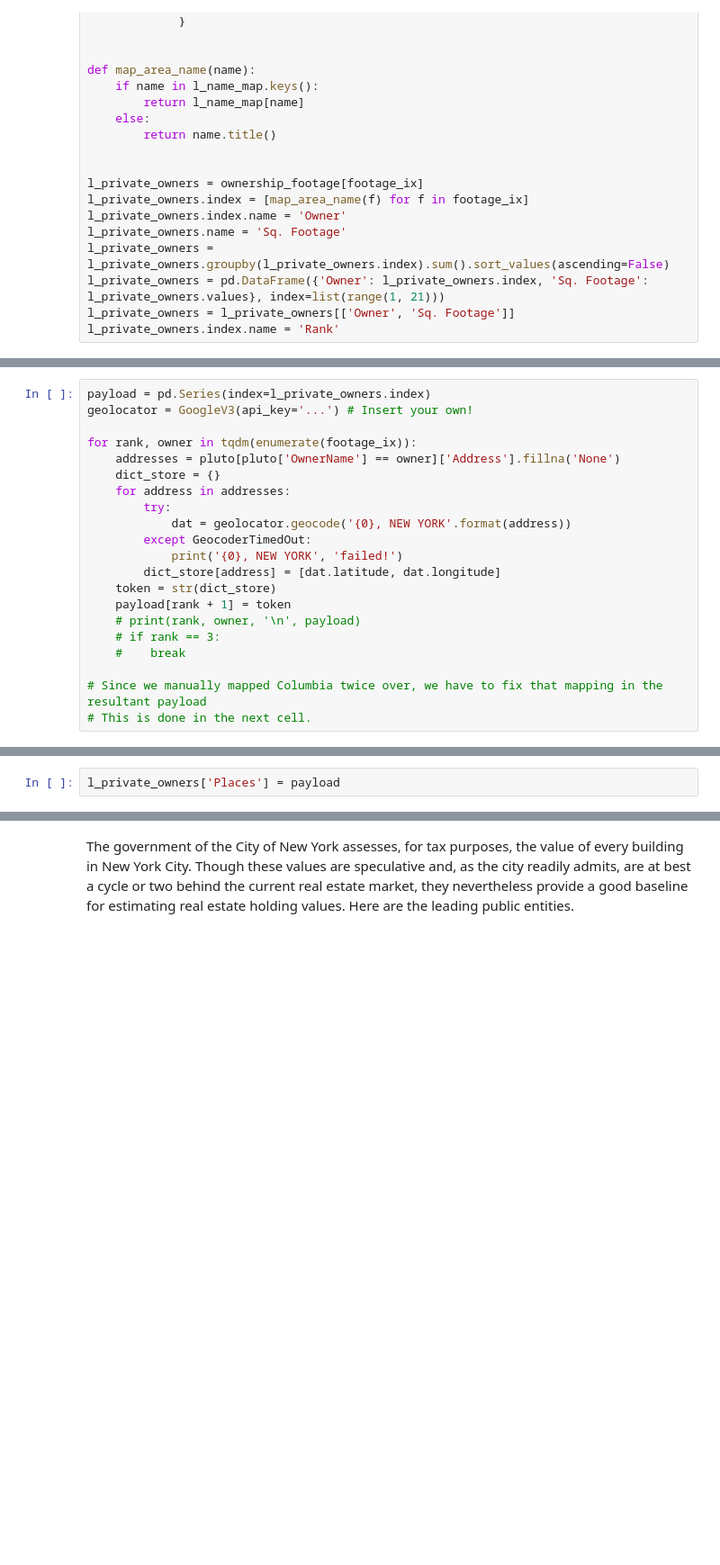
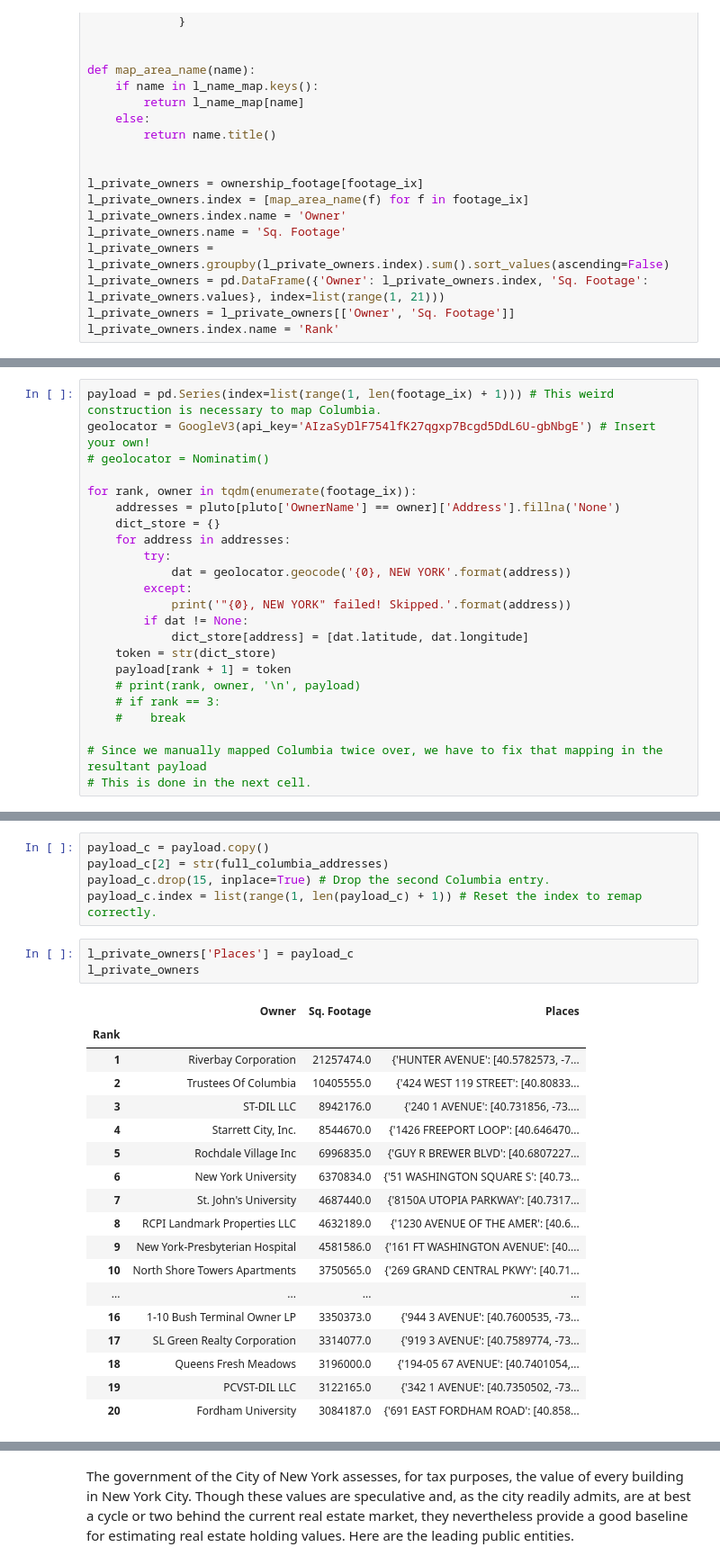
Before and after one commit to ResidentMario/nyc-buildings, a Jupyter notebook: data-visualization.ipynb, the cells around one changed output, grey strips where cells are left out. Shown: that part at 90% size. Saved outputs shown, nothing was run; the diff lists cells and outputs as text; blank space fills up the shorter version.

```diff
--- a/data-visualization.ipynb
+++ b/data-visualization.ipynb
@@ -738,6 +739,7 @@ from geopy.exc import GeocoderTimedOut
 # %%
-payload = pd.Series(index=l_private_owners.index)
-geolocator = GoogleV3(api_key='...') # Insert your own!
+payload = pd.Series(index=list(range(1, len(footage_ix) + 1))) # This weird construction is necessary to map Columbia.
+geolocator = GoogleV3(api_key='AIzaSyDlF754lfK27qgxp7Bcgd5DdL6U-gbNbgE') # Insert your own!
+# geolocator = Nominatim()
 
 for rank, owner in tqdm(enumerate(footage_ix)):
     addresses = pluto[pluto['OwnerName'] == owner]['Address'].fillna('None')
@@ -745,9 +747,10 @@ for rank, owner in tqdm(enumerate(footage_ix)):
     for address in addresses:
         try:
             dat = geolocator.geocode('{0}, NEW YORK'.format(address))
-        except GeocoderTimedOut:
-            print('{0}, NEW YORK', 'failed!')
-        dict_store[address] = [dat.latitude, dat.longitude]
+        except:
+            print('"{0}, NEW YORK" failed! Skipped.'.format(address))
+        if dat != None:
+            dict_store[address] = [dat.latitude, dat.longitude]
     token = str(dict_store)
     payload[rank + 1] = token
     # print(rank, owner, '\n', payload)
@@ -821,2 +766,27 @@ array(['Riverbay Corporation', 'Trustees Of Columbia', 'ST-DIL LLC',
+# %%
+payload_c = payload.copy()
+payload_c[2] = str(full_columbia_addresses)
+payload_c.drop(15, inplace=True) # Drop the second Columbia entry.
+payload_c.index = list(range(1, len(payload_c) + 1)) # Reset the index to remap correctly.
 # %%
-l_private_owners['Places'] = payload
+l_private_owners['Places'] = payload_c
+l_private_owners
+# %% [output]
+|  | Owner | Sq. Footage | Places |
+| Rank |  |  |  |
+| 1 | Riverbay Corporation | 21257474.0 | {'HUNTER AVENUE': [40.5782573, -7... |
+| 2 | Trustees Of Columbia | 10405555.0 | {'424 WEST 119 STREET': [40.80833... |
+| 3 | ST-DIL LLC | 8942176.0 | {'240 1 AVENUE': [40.731856, -73.... |
+| 4 | Starrett City, Inc. | 8544670.0 | {'1426 FREEPORT LOOP': [40.646470... |
+| 5 | Rochdale Village Inc | 6996835.0 | {'GUY R BREWER BLVD': [40.6807227... |
+| 6 | New York University | 6370834.0 | {'51 WASHINGTON SQUARE S': [40.73... |
+| 7 | St. John's University | 4687440.0 | {'8150A UTOPIA PARKWAY': [40.7317... |
+| 8 | RCPI Landmark Properties LLC | 4632189.0 | {'1230 AVENUE OF THE AMER': [40.6... |
+| 9 | New York-Presbyterian Hospital | 4581586.0 | {'161 FT WASHINGTON AVENUE': [40.... |
+| 10 | North Shore Towers Apartments | 3750565.0 | {'269 GRAND CENTRAL PKWY': [40.71... |
+| ... | ... | ... | ... |
+| 16 | 1-10 Bush Terminal Owner LP | 3350373.0 | {'944 3 AVENUE': [40.7600535, -73... |
+| 17 | SL Green Realty Corporation | 3314077.0 | {'919 3 AVENUE': [40.7589774, -73... |
+| 18 | Queens Fresh Meadows | 3196000.0 | {'194-05 67 AVENUE': [40.7401054,... |
+| 19 | PCVST-DIL LLC | 3122165.0 | {'342 1 AVENUE': [40.7350502, -73... |
+| 20 | Fordham University | 3084187.0 | {'691 EAST FORDHAM ROAD': [40.858... |
```
Also changed, not shown: parts of 22 cells of this notebook, 3 other files.
